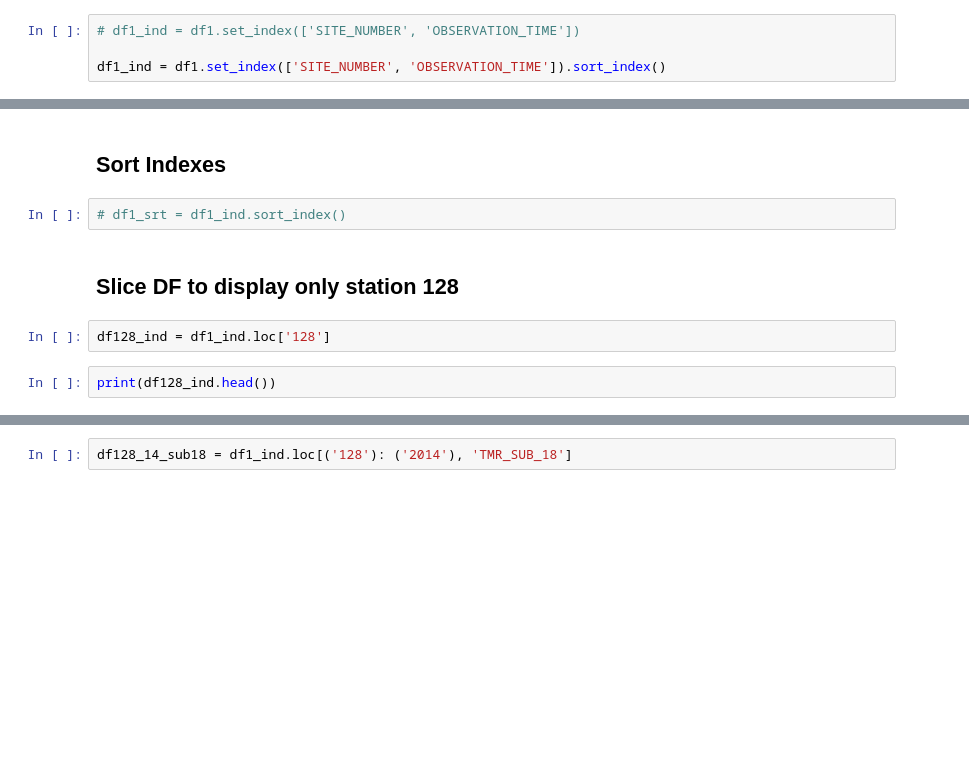
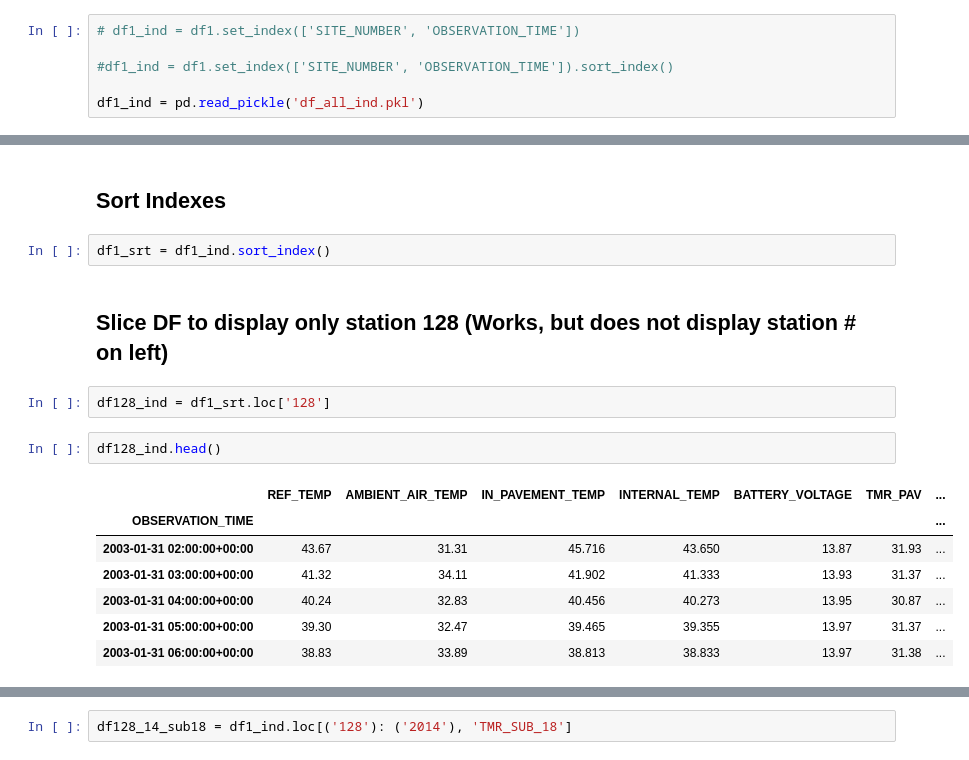
Before and after one commit to erikjamesmason/Temperature_Data_Probe_2, a Jupyter notebook: tdp_indexing.ipynb, the cells around one changed output, grey strips where cells are left out. Cells and saved outputs as stored; diff of their text form; blank space fills up the shorter version.

```diff
--- a/tdp_indexing.ipynb
+++ b/tdp_indexing.ipynb
@@ -110,7 +110,9 @@ df1_small_ind.head()
 # %%
 # df1_ind = df1.set_index(['SITE_NUMBER', 'OBSERVATION_TIME'])
 
-df1_ind = df1.set_index(['SITE_NUMBER', 'OBSERVATION_TIME']).sort_index()
+#df1_ind = df1.set_index(['SITE_NUMBER', 'OBSERVATION_TIME']).sort_index()
+
+df1_ind = pd.read_pickle('df_all_ind.pkl')
 # %%
 df1_ind.head()
 # %% [output]
@@ -149,10 +151,18 @@ df1_ind.to_pickle(filename)
 # %% [markdown]
 ## Sort Indexes
 # %%
-# df1_srt = df1_ind.sort_index()
+df1_srt = df1_ind.sort_index()
 # %% [markdown]
-## Slice DF to display only station 128
+## Slice DF to display only station 128 (Works, but does not display station # on left)
 # %%
-df128_ind = df1_ind.loc['128']
+df128_ind = df1_srt.loc['128']
-# %%
-print(df128_ind.head())
+# %%
+df128_ind.head()
+# %% [output]
+|  | REF_TEMP | AMBIENT_AIR_TEMP | IN_PAVEMENT_TEMP | INTERNAL_TEMP | BATTERY_VOLTAGE | TMR_PAV | ... |
+| OBSERVATION_TIME |  |  |  |  |  |  | ... |
+| 2003-01-31 02:00:00+00:00 | 43.67 | 31.31 | 45.716 | 43.650 | 13.87 | 31.93 | ... |
+| 2003-01-31 03:00:00+00:00 | 41.32 | 34.11 | 41.902 | 41.333 | 13.93 | 31.37 | ... |
+| 2003-01-31 04:00:00+00:00 | 40.24 | 32.83 | 40.456 | 40.273 | 13.95 | 30.87 | ... |
+| 2003-01-31 05:00:00+00:00 | 39.30 | 32.47 | 39.465 | 39.355 | 13.97 | 31.37 | ... |
+| 2003-01-31 06:00:00+00:00 | 38.83 | 33.89 | 38.813 | 38.833 | 13.97 | 31.38 | ... |
```
Also changed, not shown: parts of 11 cells of this notebook, 2 other files.
